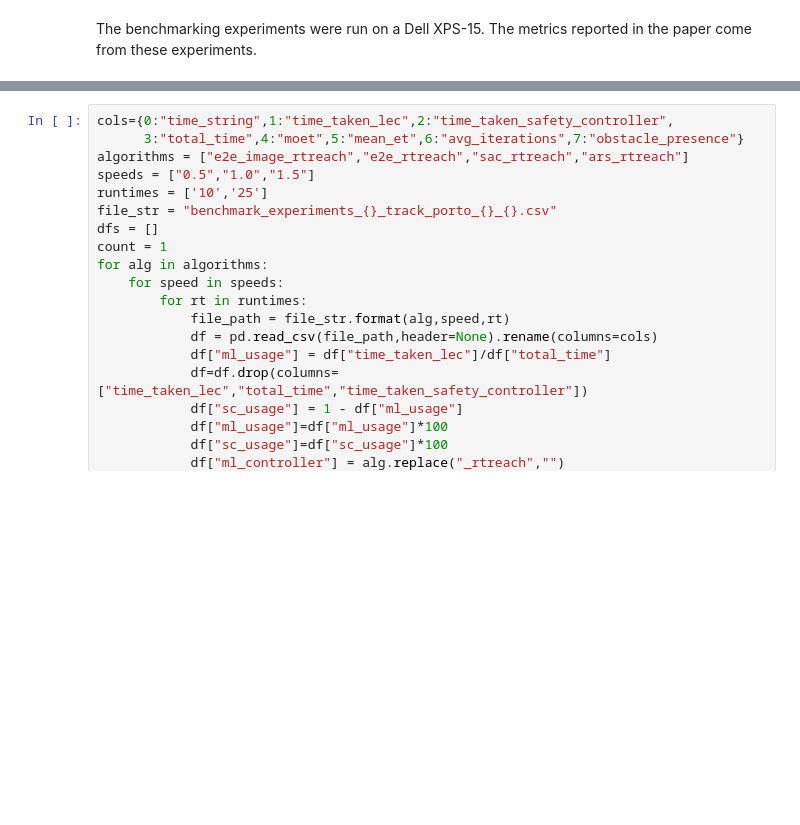
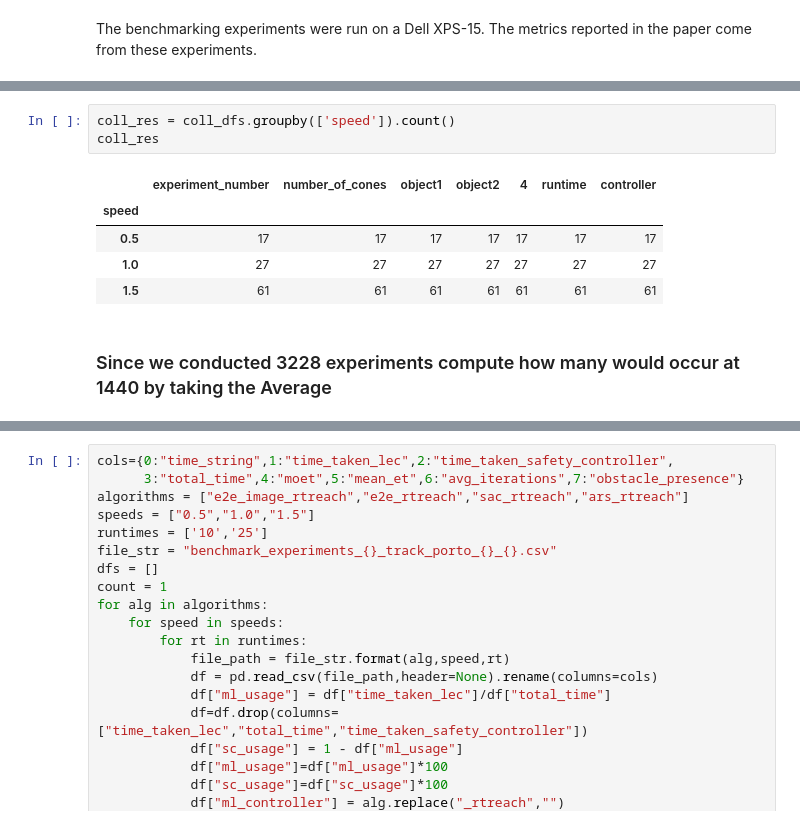
Before and after one commit to pmusau17/rtreach_f1tenth, a Jupyter notebook: ros_src/rtreach/benchmarking/emsoft_experiments/AnalyzeBenchmarks.ipynb, the cells around one changed output, grey strips where cells are left out. Drawn from its saved outputs; the diff is of its cells as text; blank space fills up the shorter version.

```diff
--- a/ros_src/rtreach/benchmarking/emsoft_experiments/AnalyzeBenchmarks.ipynb
+++ b/ros_src/rtreach/benchmarking/emsoft_experiments/AnalyzeBenchmarks.ipynb
@@ -15,0 +275,11 @@ The benchmarking experiments were run on  a Dell XPS-15. The metrics reported in
+# %%
+coll_res = coll_dfs.groupby(['speed']).count()
+coll_res
+# %% [output]
+|  | experiment_number | number_of_cones | object1 | object2 | 4 | runtime | controller |
+| speed |  |  |  |  |  |  |  |
+| 0.5 | 17 | 17 | 17 | 17 | 17 | 17 | 17 |
+| 1.0 | 27 | 27 | 27 | 27 | 27 | 27 | 27 |
+| 1.5 | 61 | 61 | 61 | 61 | 61 | 61 | 61 |
+# %% [markdown]
+### Since we conducted 3228 experiments compute how many would occur at 1440 by taking the Average
```
Also changed, not shown: parts of 59 cells of this notebook.
